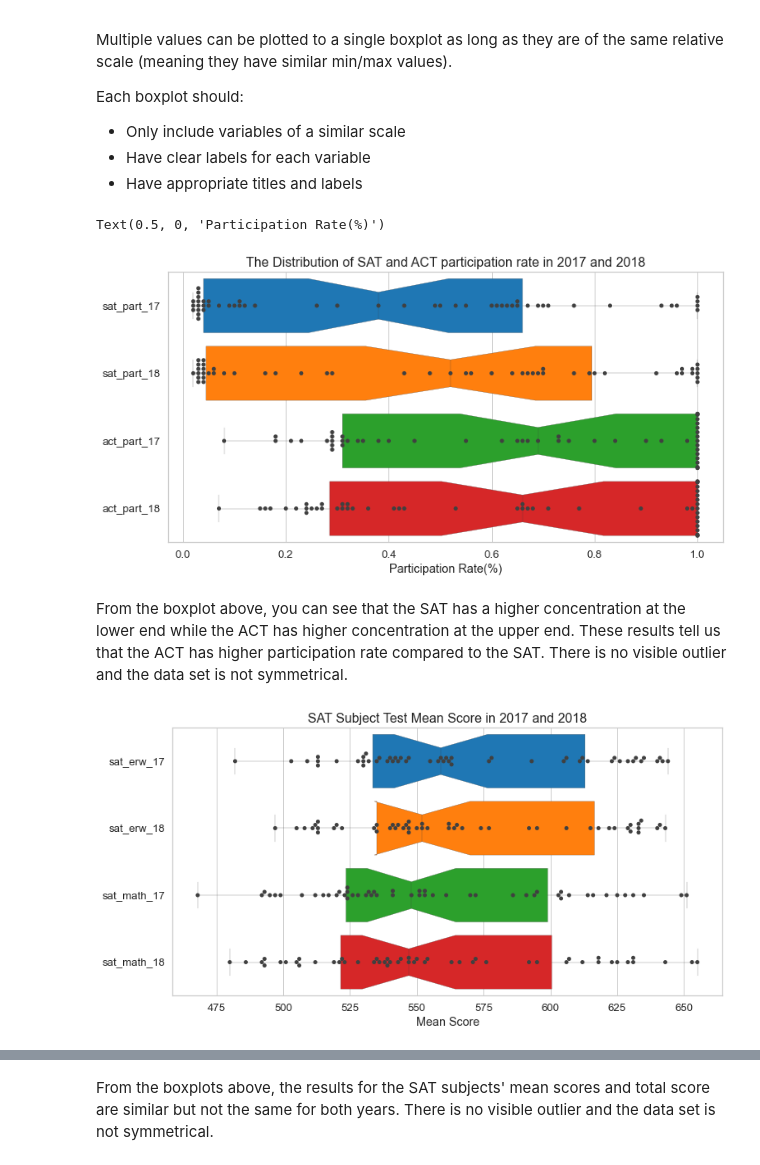
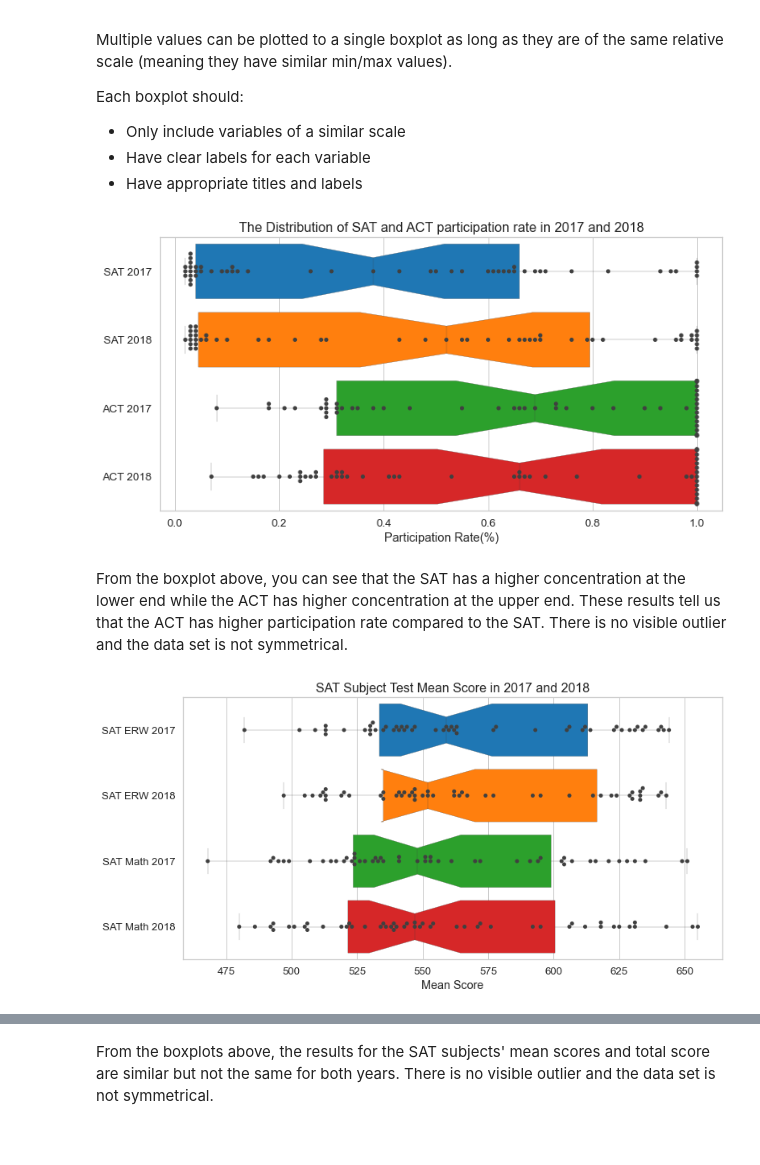
Before and after one commit to JackFongNew/dsiprojects, a Jupyter notebook: SAT_ACT_Analysis_17_18/code/SAT & ACT Analysis.ipynb, the cells around one changed output, grey strips where cells are left out. Saved outputs shown, nothing was run; the diff lists cells and outputs as text; code cells hidden in the pictures.

```diff
--- a/SAT_ACT_Analysis_17_18/code/SAT & ACT Analysis.ipynb
+++ b/SAT_ACT_Analysis_17_18/code/SAT & ACT Analysis.ipynb
@@ -1461,22 +1461,23 @@ sns.boxplot(data=participation_data,orient='h',fliersize=8,linewidth=0.25, satur
 sns.swarmplot(data=participation_data, color=".25",orient='h')
 plt.title('The Distribution of SAT and ACT participation rate in 2017 and 2018', fontsize=16)
 plt.xlabel('Participation Rate(%)')
+plt.yticks(np.arange(4),labels = ['SAT 2017', 'SAT 2018', 'ACT 2017', 'ACT 2018']);
 # %% [output]
-Text(0.5, 0, 'Participation Rate(%)')
-[figure, old version]
+[figure, new version]
 # %% [markdown]
 From the boxplot above, you can see that the SAT has a higher concentration at the lower end while the ACT has higher concentration at the upper end. These results tell us that the ACT has higher participation rate compared to the SAT. There is no visible outlier and the data set is not symmetrical.
 # %%
 # Boxplots for SAT subject test mean score in 2017 and 2018
 sat_data = final[['sat_erw_17','sat_erw_18','sat_math_17','sat_math_18']]
 plt.figure(figsize=(12,6))
 sns.set_context("notebook", font_scale=1.2)
 sns.boxplot(data=sat_data, orient='h',fliersize=8,linewidth=0.25, saturation=1.0, notch=True)
 sns.swarmplot(data=sat_data, color=".25",orient='h')
 plt.title('SAT Subject Test Mean Score in 2017 and 2018', fontsize=16)
-plt.xlabel('Mean Score');
+plt.xlabel('Mean Score')
+plt.yticks(np.arange(4),labels = ['SAT ERW 2017', 'SAT ERW 2018', 'SAT Math 2017', 'SAT Math 2018']);
 # %% [output]
-[figure, old version]
+[figure, new version]
 # %%
 # Boxplots for SAT total score in 2017 and 2018
 sat_data_total = final[['sat_total_17','sat_total_18']]
```
Also changed, not shown: parts of 12 cells of this notebook, 4 other files.
